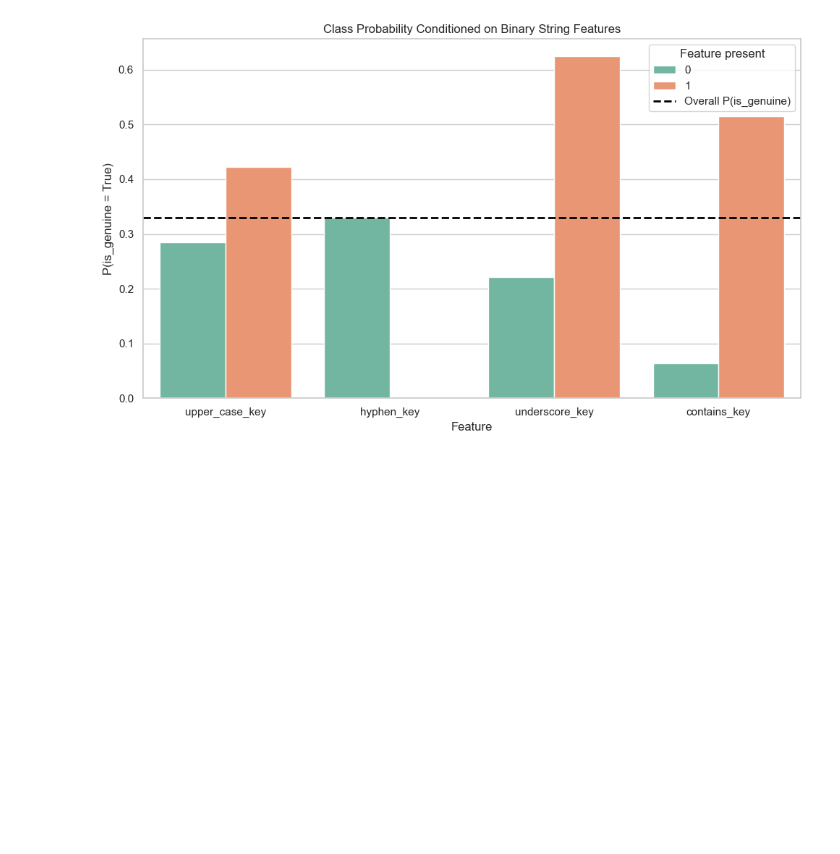
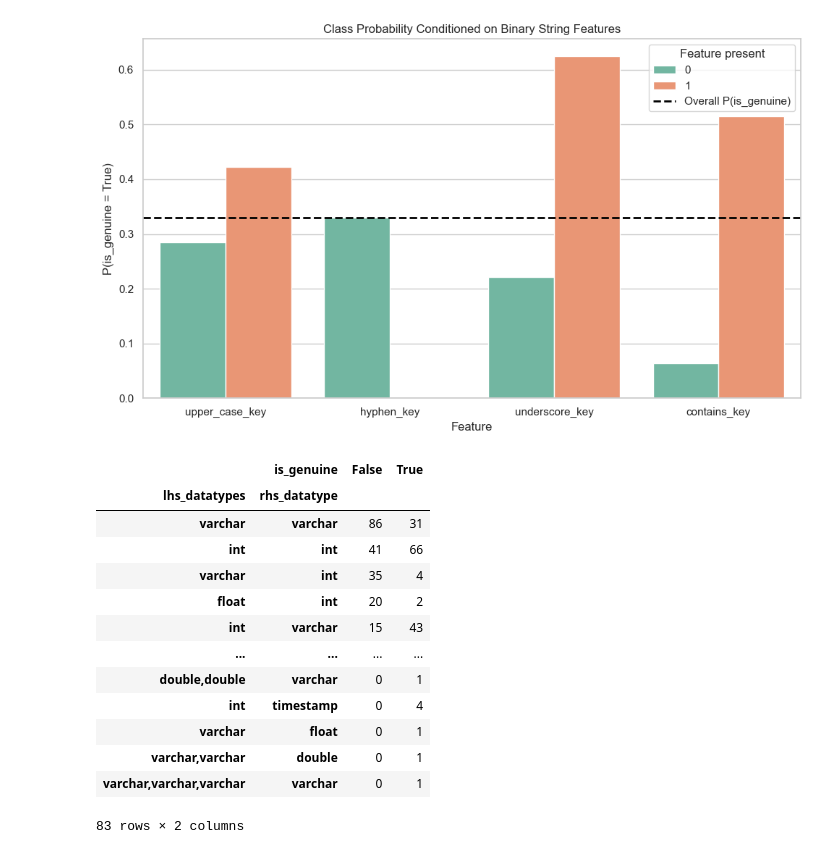
Before and after one commit to Jynns/dataprofiling_gen_fd, a Jupyter notebook: notebooks/vis.ipynb, the cells around one changed output. Saved outputs shown, nothing was run; the diff lists cells and outputs as text; code cells hidden in the pictures; blank space fills up the shorter version.

```diff
--- a/notebooks/vis.ipynb
+++ b/notebooks/vis.ipynb
@@ -602,3 +602,60 @@ plt.tight_layout()
 plt.show()
 # %% [output]
 [figure]
+# %%
+# todo function: databasename + attributename -> SQL Type
+#basketball team: "bioID","firstName","middleName","lastName","nameGiven","fullGivenName","marriedName","nameNick","pos","firstseason","lastseason","height","weight","college","collegeOther","birthDate","birthCity","birthState","birthCountry","highSchool","hsCity","hsState","hsCountry","deathDate","year","stint","tmID","lgID","GP","GS","minutes","points","oRebounds","dRebounds","rebounds","assists","steals","blocks","turnovers","PF","fgAttempted","fgMade","ftAttempted","ftMade","threeAttempted","threeMade","dq","PostGP","PostGS","PostMinutes","PostPoints","PostoRebounds","PostdRebounds","PostRebounds","PostAssists","PostSteals","PostBlocks","PostTurnovers","PostPF","PostfgAttempted","PostfgMade","PostftAttempted","PostftMade","PostthreeAttempted","PostthreeMade","PostDQ"
+basektball_datatypes = {'bioID': 'varchar', 'firstName': 'varchar', 'middleName': 'varchar', 'lastName': 'varchar', 'nameGiven': 'varchar', 'fullGivenName': 'varchar', 'marriedName': 'varchar', 'nameNick': 'varchar', 'pos': 'varchar', 'firstseason':'int', 'lastseason':'int', 'height': 'float', 'weight':'int', 'college':'varchar', 'collegeOther':'varchar', 'birthDate':'date', 'birthCity':'varchar', 'birthState':'varchar', 'birthCountry':'varchar', 'highSchool':'varchar', 'hsCity':'varchar', 'hsState':'varchar', 'hsCountry':'varchar', 'deathDate':'date', 'year':'int', 'stint':'int', 'tmID':'varchar', 'lgID':'varchar', 'GP':'int', 'GS':'int', 'minutes':'int', 'points':'int', 'oRebounds':'int', 'dRebounds':'int', 'rebounds':'int', 'assists':'int', 'steals':'int', 'blocks':'int', 'turnovers':'int', 'PF':'int', 'fgAttempted':'int', 'fgMade':'int', 'ftAttempted':'int', 'ftMade':'int', 'threeAttempted':'int', 'threeMade':'int', 'dq':'int', 'PostGP':'int', 'PostGS':'int', 'PostMinutes':'int', 'PostPoints':'int', 'PostoRebounds':'int', 'PostdRebounds':'int', 'PostRebounds':'int', 'PostAssists':'int', 'PostSteals':'int', 'PostBlocks':'int', 'PostTurnovers':'int', 'PostPF':'int', 'PostfgAttempted':'int', 'PostfgMade':'int', 'PostftAttempted':'int', 'PostftMade':'int', 'PostthreeAttempted':'int', 'PostthreeMade':'int', 'PostDQ':'int'}
+airline_datatypes ={ 'Year': 'int', 'Quarter':'int', 'Month':'int', 'DayofMonth':'int', 'DayOfWeek':'int', 'FlightDate':'date', 'UniqueCarrier':'varchar', 'AirlineID':'int', 'Carrier':'char', 'TailNum':'varchar', 'FlightNum':'int', 'OriginAirportID':'int', 'OriginAirportSeqID':'int', 'OriginCityMarketID':'int', 'Origin': 'char', 'OriginCityName': 'varchar', 'OriginState': 'char', 'OriginStateFips': 'int', 'OriginStateName': 'varchar', 'OriginWac': 'int', 'DestAirportID': 'int', 'DestAirportSeqID':'int', 'DestCityMarketID':'int', 'Dest':'char', 'DestCityName':'varchar', 'DestState':'char', 'DestStateFips':'int', 'DestStateName':'varchar', 'DestWac':'int', 'CRSDepTime':'int', 'DepTime':'int', 'DepDelay':'decimal', 'DepDelayMinutes':'float', 'DepDel15':'int', 'DepartureDelayGroups':'int', 'DepTimeBlk':'char', 'TaxiOut':'float', 'TaxiIn':'float', 'CRSArrTime':'int', 'ArrTime':'int', 'ArrDelay': 'decimal', 'ArrDelayMinutes': 'float', 'ArrDel15': 'int', 'ArrivalDelayGroups': 'ArrivalDelayGroups', 'ArrTimeBlk': 'char', 'Cancelled': 'int', 'CancellationCode': 'char', 'Diverted': 'int', 'CRSElapsedTime': 'float',  'ActualElapsedTime': 'float', 'AirTime': 'float', 'Flights': 'float', 'Distance':'float', 'DistanceGroup':'int', 'CarrierDelay': 'decimal', 'WeatherDelay':'decimal', 'NASDelay':'decimal', 'SecurityDelay':'decimal', 'LateAircraftDelay':'decimal', 'FirstDepTime':'decimal', 'TotalAddGTime':'decimal', 'LongestAddGTime':'decimal'}
+mondial_datatypes = {"country_code": 'varchar',  "country_name":'varchar',  "country_capital_name":'varchar',  "country_capital_province":'varchar',  "country_area":'int',  "country_population":'int',  "city_position":'varchar',  "city_name":'varchar',  "city_country_code":'varchar',  "city_province":'varchar',  "city_population":'int',  "city_latitude":'double',  "city_longitude":'double',  "city_elevation":'int',  "airport_iata_code":'varchar',  "airport_name":'varchar',  "airport_country_code":'varchar',  "airport_city_name":'varchar',  "airport_province":'varchar',  "airport_island":'varchar',  "airport_latitude":'float',  "airport_longitude":'float',  "airport_elevation":'int',  "airport_gmt_offset":'int',  "language_name":'varchar',  "language_percentage":'double'  }
+northwind_datatypes = {"OrderID":'int', "CustomerID":'varchar', "EmployeeID":'int', "ProductID":'int', "ord_OrderDate":'timestamp', "ord_RequiredDate":'timestamp', "ord_ShippedDate":'timestamp', "ord_ShipVia":'int', "ord_Freight":'double', "ord_ShipName":'varchar', "ord_ShipAddress":'varchar', "ord_ShipCity":'varchar', "ord_ShipRegion":'varchar', "ord_ShipPostalCode":'varchar', "ord_ShipCountry":'varchar', "cust_CompanyName":'varchar', "cust_ContactName":'varchar', "cust_ContactTitle":'varchar', "cust_Address":'varchar', "cust_City":'varchar', "cust_Region":'varchar', "cust_PostalCode":'varchar', "cust_Country":'varchar', "cust_Phone":'varchar', "cust_Fax":'varchar', "emp_LastName":'varchar', "emp_FirstName":'varchar', "emp_Title":'varchar', "emp_TitleOfCourtesy":'varchar', "emp_BirthDate":'timestamp', "emp_HireDate":'timestamp', "emp_Address":'varchar', "emp_City":'varchar', "emp_Region":'varchar', "emp_PostalCode":'varchar', "emp_Country":'varchar', "emp_HomePhone":'varchar', "emp_Extension":'int', "emp_ReportsTo":'int', "od_UnitPrice":'double', "od_Quantity": 'int', "od_Discount":'double', "prd_ProductName":'varchar', "prd_SupplierID":'int', "prd_CategoryID":'int', "prd_QuantityPerUnit":'varchar', "prd_UnitPrice":'double', "prd_UnitsInStock":'int', "prd_UnitsOnOrder":'int', "prd_ReorderLevel":'int', "prd_Discontinued":'bool',}
+financial_datatypes = {"account_id": 'int', "account_date": 'date', "disp_id":'int', "disp_type":'varchar', "client_id":'int', "gender": 'varchar', "birth_date":'date', "district_id":'int', "A2":'varchar', "A3":'varchar', "A4":'int', "A5":'int', "A6":'int', "A7":'int', "A8":'int', "A9":'int', "A10":'decimal', "A11":'int', "A12":'decimal', "A13":'decimal', "A14":'int', "A15":'int', "A16":'int', "loan_id":'int', "loan_date":'date', "loan_amount":'int', "duration":'int', "payments":'decimal', "status": 'varchar', "order_id":'int', "bank_to":'varchar', "account_to":'int', "order_amount":'decimal', "k_symbol":'varchar'}
+# %%
+def datatype_for_row(lhs, rhs, dataset_name):
+    datatypes = {}
+    if dataset_name == 'croppedairline.csv':
+        datatypes = airline_datatypes
+    elif dataset_name == 'women_basketball.csv':
+        datatypes = basektball_datatypes
+    elif dataset_name == 'mondialjoin.csv':
+        datatypes = mondial_datatypes
+    elif dataset_name == 'northwind.csv':
+        datatypes = northwind_datatypes
+    elif dataset_name == 'financial.csv':
+        datatypes = financial_datatypes
+    else:
+        return 'unknown', 'unknown'
+
+    lhs_types = []
+    for attr in lhs.split(','):
+        attr = attr.strip()
+        if attr in datatypes:
+            lhs_types.append(datatypes[attr])
+        else:
+            lhs_types.append('unknown')
+
+    rhs_type = datatypes.get(rhs, 'unknown')
+
+    return ','.join(lhs_types), rhs_type
+# %%
+data_ft = data.copy()
+data_ft[['lhs_datatypes', 'rhs_datatype']] = data.apply(lambda row: datatype_for_row(row['lhs'], row['rhs'], row['tablename']), axis=1, result_type="expand")
+# %%
+result = data_ft.groupby(['lhs_datatypes', 'rhs_datatype','is_genuine']).size().unstack(fill_value=0)
+# %%
+result.sort_values(by=False,axis=0, ascending=False)
+# %% [output]
+|  | is_genuine | False | True |
+| lhs_datatypes | rhs_datatype |  |  |
+| varchar | varchar | 86 | 31 |
+| int | int | 41 | 66 |
+| varchar | int | 35 | 4 |
+| float | int | 20 | 2 |
+| int | varchar | 15 | 43 |
+| ... | ... | ... | ... |
+| double,double | varchar | 0 | 1 |
+| int | timestamp | 0 | 4 |
+| varchar | float | 0 | 1 |
+| varchar,varchar | double | 0 | 1 |
+| varchar,varchar,varchar | varchar | 0 | 1 |
+83 rows × 2 columns
```
Also changed, not shown: parts of 3 cells of this notebook, 1 other file.
